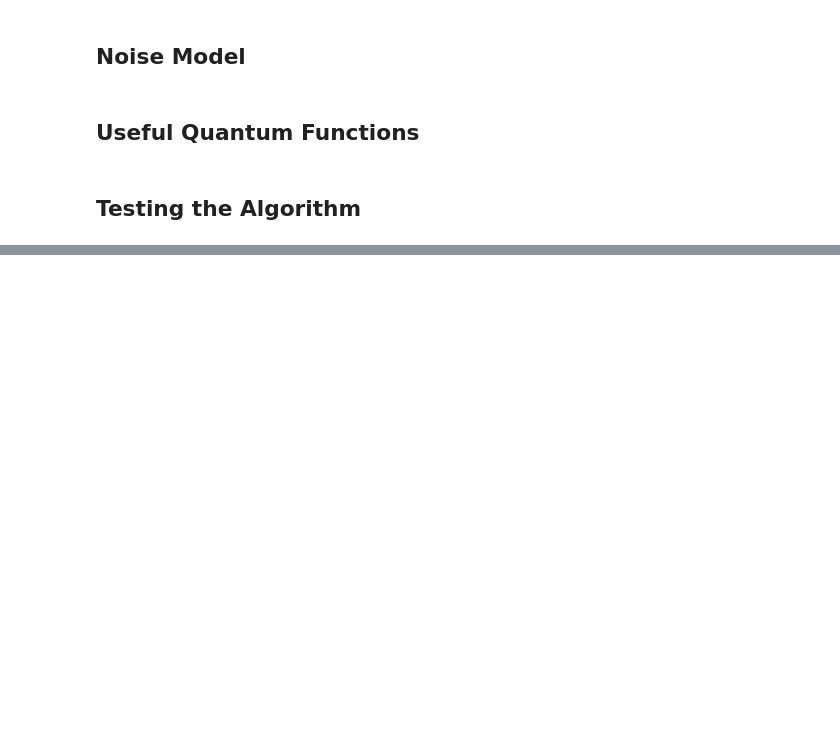
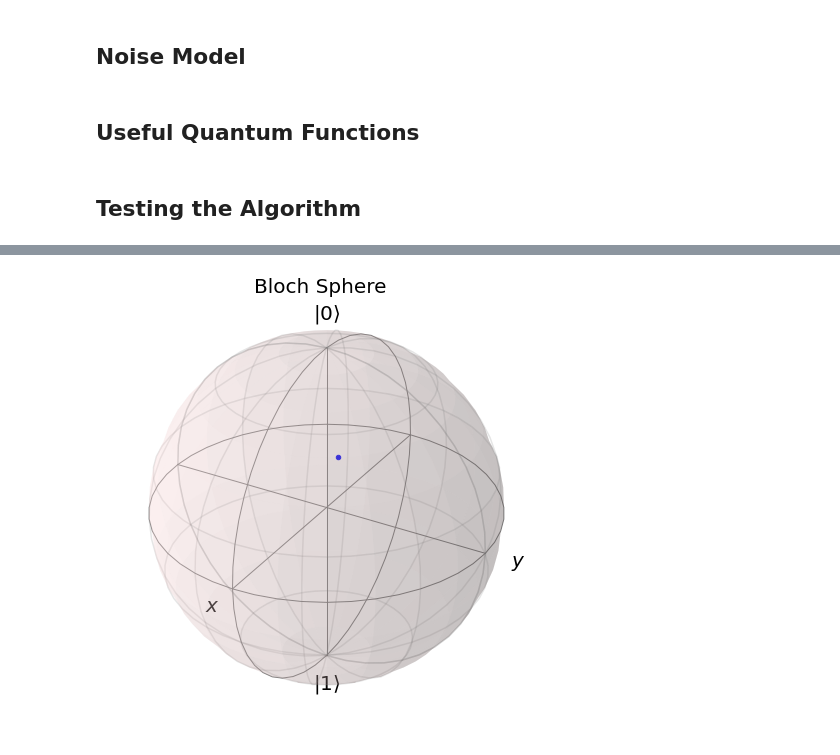
Before and after one commit to MorgilloR/QuantumStateReconstruction-DL, a Jupyter notebook: mixed_noisy_states.ipynb, the cells around one changed output, grey strips where cells are left out. Cells and saved outputs as stored; diff of their text form; code cells hidden in the pictures; blank space fills up the shorter version.

```diff
--- a/mixed_noisy_states.ipynb
+++ b/mixed_noisy_states.ipynb
@@ -304,0 +326,4 @@ tf.Tensor((0.953136314275816-5.37291546234197e-09j), shape=(), dtype=complex128)
+# %%
+Bloch_sphere(x_test[:1])
+# %% [output]
+[figure, added]
```
Also changed, not shown: parts of 8 cells of this notebook, 2 other files.
